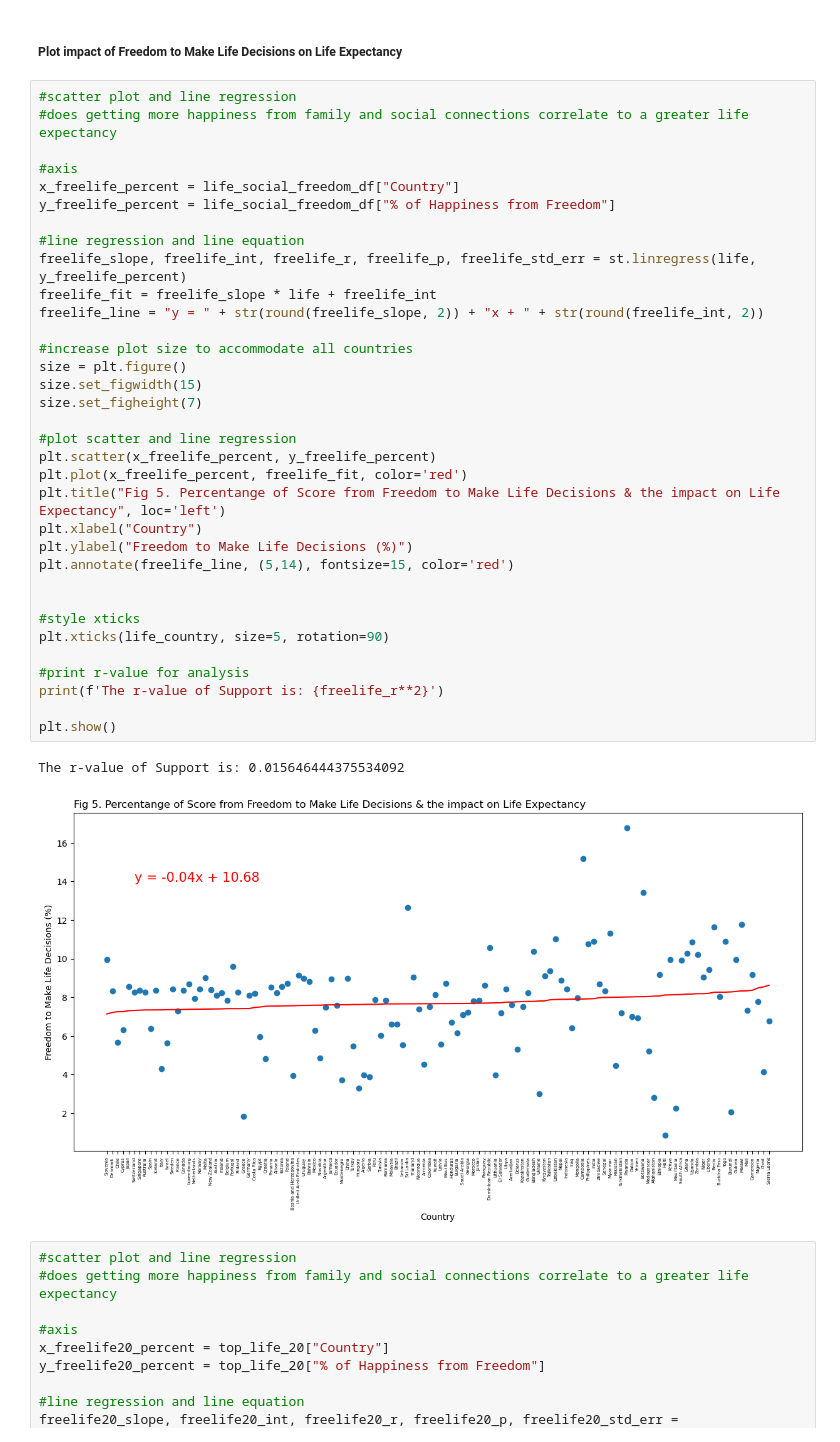
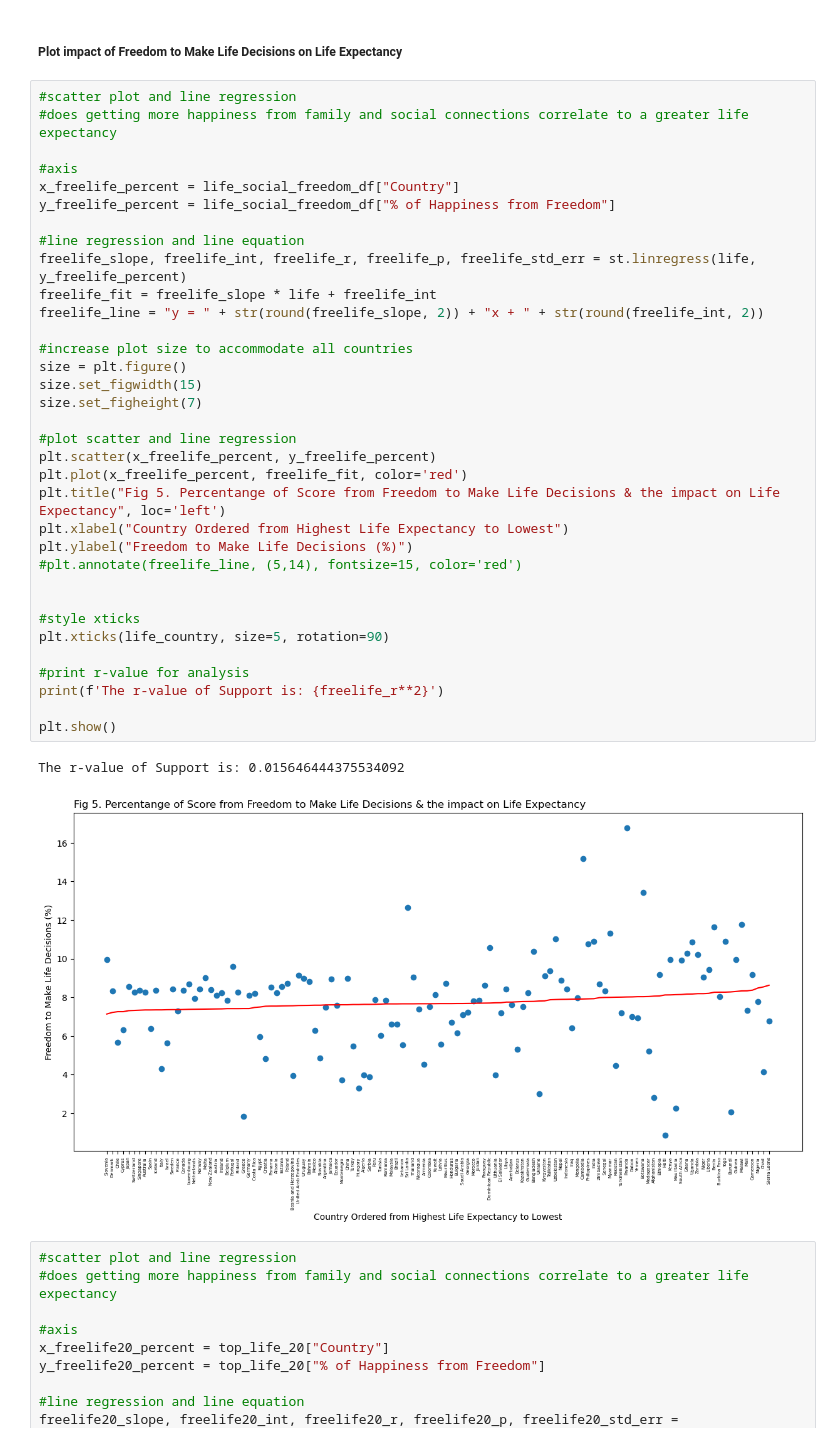
Before and after one commit to camerondifalco1/Project1, a Jupyter notebook: Working_Files/PB_support_and_freedom.ipynb, the cells around one changed output. Saved outputs shown, nothing was run; the diff lists cells and outputs as text.

```diff
--- a/Working_Files/PB_support_and_freedom.ipynb
+++ b/Working_Files/PB_support_and_freedom.ipynb
@@ -656,36 +656,36 @@ The r-value of Support in the Top 20 Happiest Countries is: 0.008967868750811576
 #axis
 x_freelife_percent = life_social_freedom_df["Country"]
 y_freelife_percent = life_social_freedom_df["% of Happiness from Freedom"]
 
 #line regression and line equation
 freelife_slope, freelife_int, freelife_r, freelife_p, freelife_std_err = st.linregress(life, y_freelife_percent)
 freelife_fit = freelife_slope * life + freelife_int
 freelife_line = "y = " + str(round(freelife_slope, 2)) + "x + " + str(round(freelife_int, 2))
 
 #increase plot size to accommodate all countries
 size = plt.figure()
 size.set_figwidth(15)
 size.set_figheight(7)
 
 #plot scatter and line regression
 plt.scatter(x_freelife_percent, y_freelife_percent)
 plt.plot(x_freelife_percent, freelife_fit, color='red')
 plt.title("Fig 5. Percentange of Score from Freedom to Make Life Decisions & the impact on Life Expectancy", loc='left')
-plt.xlabel("Country")
+plt.xlabel("Country Ordered from Highest Life Expectancy to Lowest")
 plt.ylabel("Freedom to Make Life Decisions (%)")
-plt.annotate(freelife_line, (5,14), fontsize=15, color='red')
+#plt.annotate(freelife_line, (5,14), fontsize=15, color='red')
 
 
 #style xticks
 plt.xticks(life_country, size=5, rotation=90)
 
 #print r-value for analysis
 print(f'The r-value of Support is: {freelife_r**2}')
 
 plt.show()
 # %% [output]
 The r-value of Support is: 0.015646444375534092
-[figure, old version]
+[figure, new version]
 # %%
 #scatter plot and line regression
 #does getting more happiness from family and social connections correlate to a greater life expectancy
```
Also changed, not shown: parts of 8 cells of this notebook, 2 other files.
